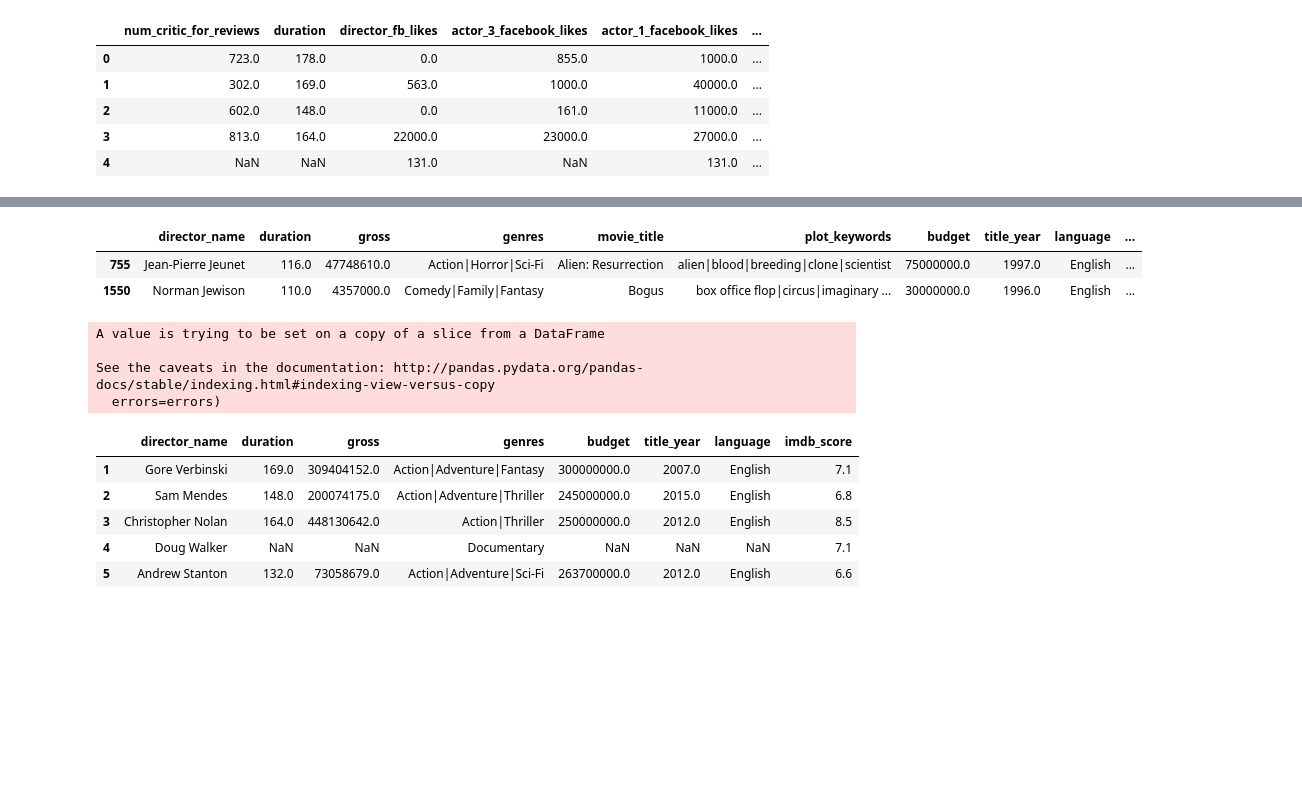
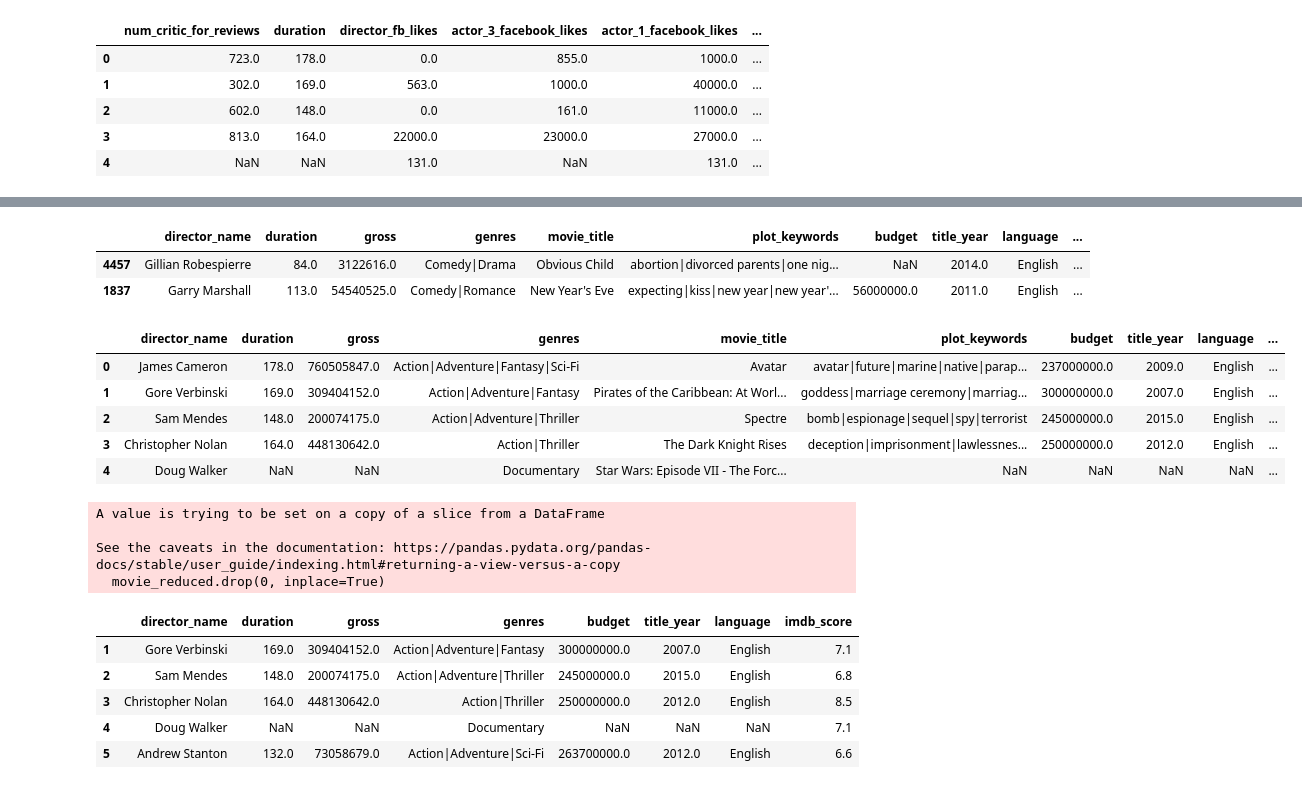
Before and after one commit to Rosevanes/Data-Analyst, a Jupyter notebook: 03_Manipulation_des_donnees_avec_Pandas.ipynb, the cells around one changed output, grey strips where cells are left out. Cells and saved outputs as stored; diff of their text form; code cells hidden in the pictures; blank space fills up the shorter version.

```diff
--- a/03_Manipulation_des_donnees_avec_Pandas.ipynb
+++ b/03_Manipulation_des_donnees_avec_Pandas.ipynb
@@ -325,21 +472,33 @@ movie_number.describe()
 # %%
-
-cols_interest = ["director_name", "duration", "gross", "genres",
-                 'movie_title', "plot_keywords","budget", "title_year", "language", "imdb_score"]
+#s'interesser à quelques colonnes
+cols_interest = ["director_name", "duration", "gross", "genres",'movie_title', "plot_keywords","budget", "title_year", "language", "imdb_score"]
+#dans la variable cols_interest on va mettre la liste des colonnes qui nous interesse et passer cette liste pour indexer le movie avec movie_reduce
 movie_reduced = movie[cols_interest]
 # %%
 movie_reduced.sample(2)
 # %% [output]
 |  | director_name | duration | gross | genres | movie_title | plot_keywords | budget | title_year | language | ... |
-| 755 | Jean-Pierre Jeunet | 116.0 | 47748610.0 | Action|Horror|Sci-Fi | Alien: Resurrection | alien|blood|breeding|clone|scientist | 75000000.0 | 1997.0 | English | ... |
-| 1550 | Norman Jewison | 110.0 | 4357000.0 | Comedy|Family|Fantasy | Bogus | box office flop|circus|imaginary ... | 30000000.0 | 1996.0 | English | ... |
+| 4457 | Gillian Robespierre | 84.0 | 3122616.0 | Comedy|Drama | Obvious Child | abortion|divorced parents|one nig... | NaN | 2014.0 | English | ... |
+| 1837 | Garry Marshall | 113.0 | 54540525.0 | Comedy|Romance | New Year's Eve | expecting|kiss|new year|new year'... | 56000000.0 | 2011.0 | English | ... |
-# %%
-movie_reduced.drop(0, inplace=True)
-# %% [output]
-A value is trying to be set on a copy of a slice from a DataFrame
-
-See the caveats in the documentation: http://pandas.pydata.org/pandas-docs/stable/indexing.html#indexing-view-versus-copy
-  errors=errors)
+# %%
+#les premières lignes
+movie_reduced.head()
+# %% [output]
+|  | director_name | duration | gross | genres | movie_title | plot_keywords | budget | title_year | language | ... |
+| 0 | James Cameron | 178.0 | 760505847.0 | Action|Adventure|Fantasy|Sci-Fi | Avatar | avatar|future|marine|native|parap... | 237000000.0 | 2009.0 | English | ... |
+| 1 | Gore Verbinski | 169.0 | 309404152.0 | Action|Adventure|Fantasy | Pirates of the Caribbean: At Worl... | goddess|marriage ceremony|marriag... | 300000000.0 | 2007.0 | English | ... |
+| 2 | Sam Mendes | 148.0 | 200074175.0 | Action|Adventure|Thriller | Spectre | bomb|espionage|sequel|spy|terrorist | 245000000.0 | 2015.0 | English | ... |
+| 3 | Christopher Nolan | 164.0 | 448130642.0 | Action|Thriller | The Dark Knight Rises | deception|imprisonment|lawlessnes... | 250000000.0 | 2012.0 | English | ... |
+| 4 | Doug Walker | NaN | NaN | Documentary | Star Wars: Episode VII - The Forc... | NaN | NaN | NaN | NaN | ... |
+# %%
+#s'il n'ya pas de inplace=True, cela va retourner un autre dataframe sans la première ligne
+#inplace=True c'est pour garder le resultat dans le même fichier movie et ne pas changer pour avoir un dataframe
+movie_reduced.drop(0, inplace=True)
+# %% [output]
+A value is trying to be set on a copy of a slice from a DataFrame
+
+See the caveats in the documentation: https://pandas.pydata.org/pandas-docs/stable/user_guide/indexing.html#returning-a-view-versus-a-copy
+  movie_reduced.drop(0, inplace=True)
 # %%
 movie_reduced = movie_reduced.drop(['movie_title', 'plot_keywords'], axis = 1)
 # %%
```
Also changed, not shown: parts of 31 cells of this notebook.
